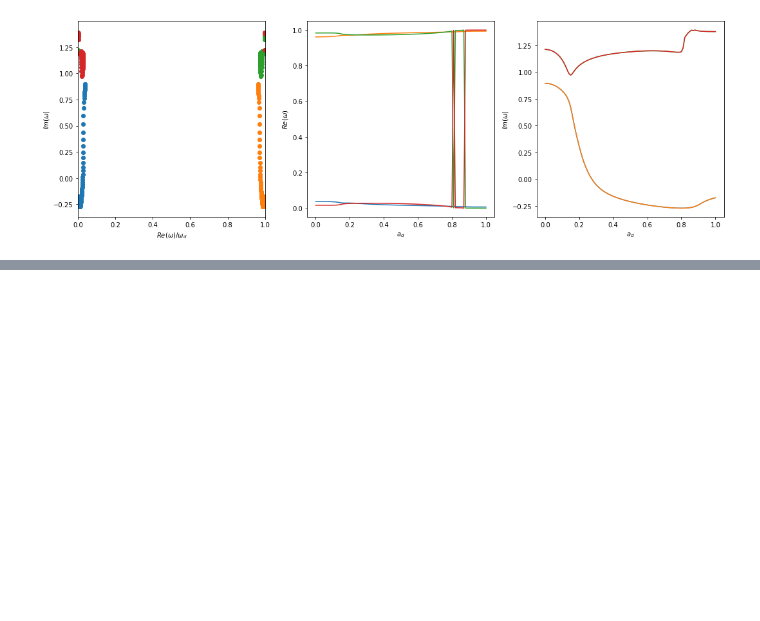
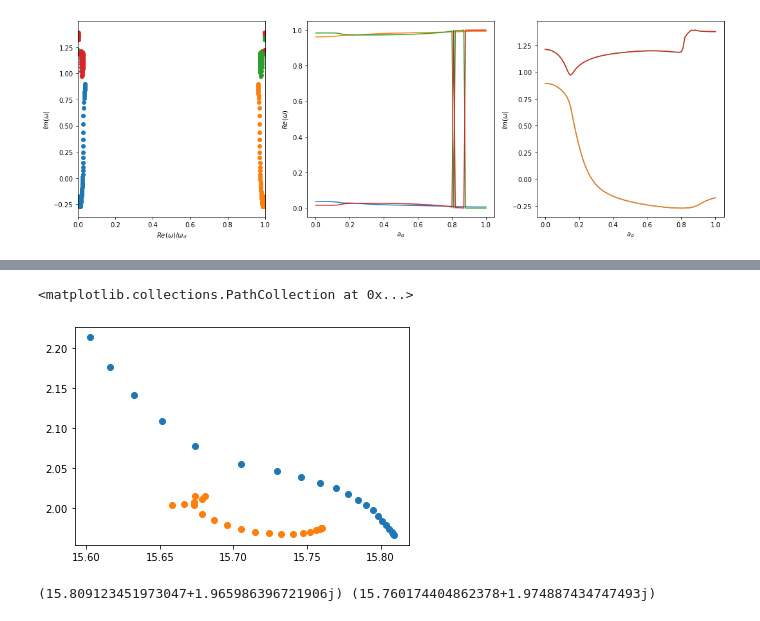
Before and after one commit to znicolaou/faraday, a Jupyter notebook: viscid_notebook.ipynb, the cells around one changed output, grey strips where cells are left out. Cells and saved outputs as stored; diff of their text form; code cells hidden in the pictures; blank space fills up the shorter version.

```diff
--- a/viscid_notebook.ipynb
+++ b/viscid_notebook.ipynb
@@ -719,0 +804,34 @@ argsdict
+# %%
+num=20
+
+omegan=[omegas1[-1]]
+vn=[vs1[-1]]
+wn=[ws1[-1]]
+omegans1=[omegan[-1]]
+vns1=[vn[-1]]
+wns1=[wn[-1]]
+
+argsdict['ad']=ad0
+for it in range(num):
+    argsdict['ad'] -= ad0/num
+    print(argsdict['ad'])
+    omegan,vn,wn=viscid.rayleigh(omegan[-1],vn[-1],wn[-1],argsdict)
+    omegans1=omegans1+[omegan[-1]]
+    vns1=vns1+[vn[-1]]
+    wns1=wns1+[wn[-1]]
+
+omegan=[omegas2[-1]]
+vn=[vs2[-1]]
+wn=[ws2[-1]]
+omegans2=[omegan[-1]]
+vns2=[vn[-1]]
+wns2=[wn[-1]]
+
+argsdict['ad']=ad0
+for it in range(num):
+    argsdict['ad'] -= ad0/num
+    print(argsdict['ad'])
+    omegan,vn,wn=viscid.rayleigh(omegan[-1],vn[-1],wn[-1],argsdict)
+    omegans2=omegans2+[omegan[-1]]
+    vns2=vns2+[vn[-1]]
+    wns2=wns2+[wn[-1]]
@@ -719,0 +856,10 @@ argsdict
+# %%
+plt.scatter(np.real(omegans1),np.imag(omegans1))
+plt.scatter(np.real(omegans2),np.imag(omegans2))
+# %% [output]
+<matplotlib.collections.PathCollection at 0x...>
+[figure, added]
+# %%
+print(omegans1[-1],omegans2[-1])
+# %% [output]
+(15.809123451973047+1.965986396721906j) (15.760174404862378+1.974887434747493j)
```
Also changed, not shown: parts of 10 cells of this notebook, 1 other file.
